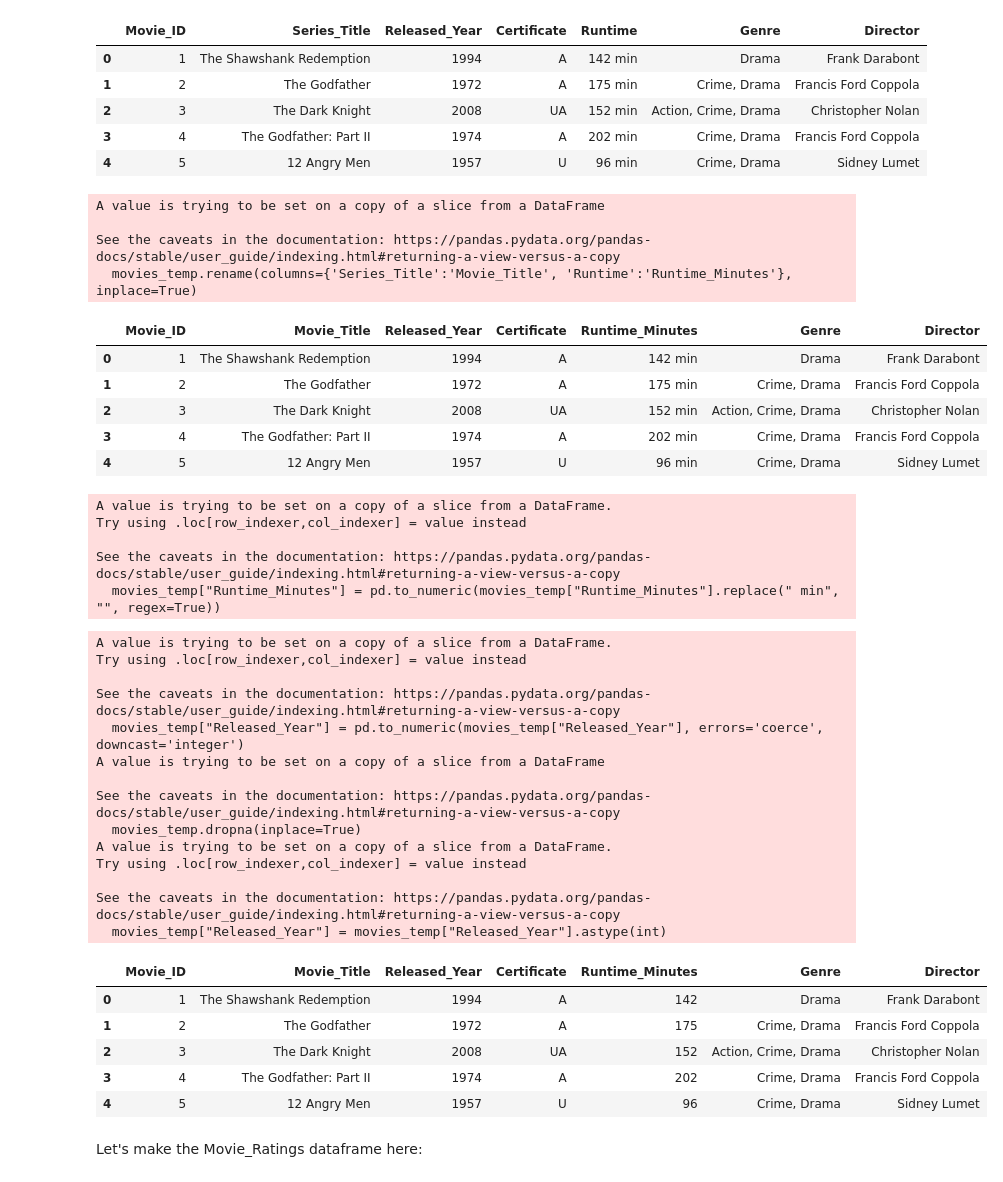
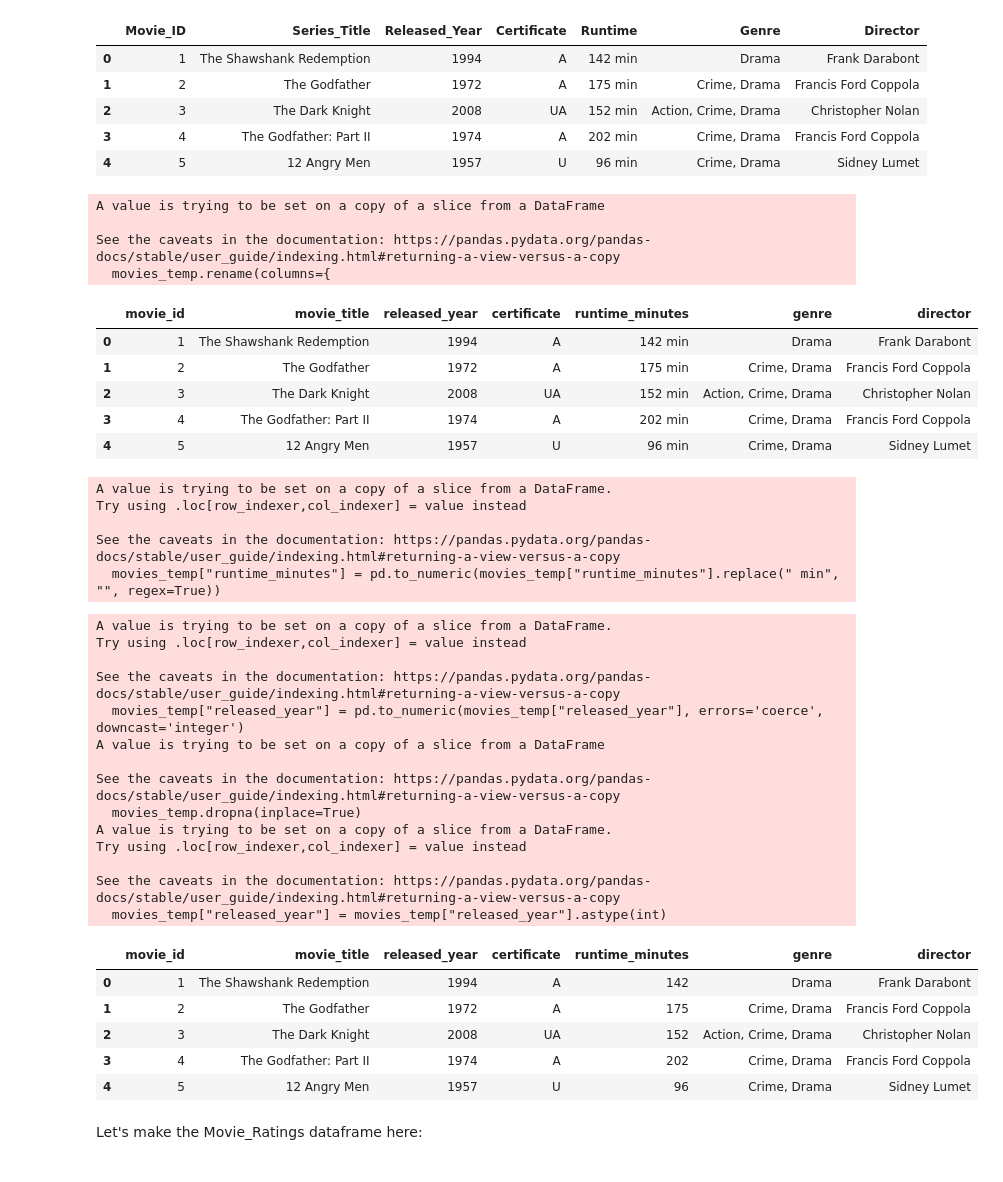
Before and after one commit to clu0501/data-modeling-etl, a Jupyter notebook: code/movies_etl.ipynb, the cells around one changed output. Cells and saved outputs as stored; diff of their text form; code cells hidden in the pictures.

Commit message:
Renames some columns.

```diff
--- a/code/movies_etl.ipynb
+++ b/code/movies_etl.ipynb
@@ -138,14 +138,22 @@ movies_raw.head()
 # %%
 # Renaming the columns
 movies_temp = movies_raw
-movies_temp.rename(columns={'Series_Title':'Movie_Title', 'Runtime':'Runtime_Minutes'}, inplace=True)
+movies_temp.rename(columns={
+    'Movie_ID':'movie_id',
+    'Series_Title':'movie_title',
+    'Released_Year':'released_year',
+    'Certificate':'certificate',
+    'Runtime':'runtime_minutes',
+    'Genre':'genre',
+    'Director':'director'
+}, inplace=True)
 movies_temp.head()
 # %% [output]
 A value is trying to be set on a copy of a slice from a DataFrame
 
 See the caveats in the documentation: https://pandas.pydata.org/pandas-docs/stable/user_guide/indexing.html#returning-a-view-versus-a-copy
-  movies_temp.rename(columns={'Series_Title':'Movie_Title', 'Runtime':'Runtime_Minutes'}, inplace=True)
+  movies_temp.rename(columns={
-|  | Movie_ID | Movie_Title | Released_Year | Certificate | Runtime_Minutes | Genre | Director |
+|  | movie_id | movie_title | released_year | certificate | runtime_minutes | genre | director |
 | 0 | 1 | The Shawshank Redemption | 1994 | A | 142 min | Drama | Frank Darabont |
 | 1 | 2 | The Godfather | 1972 | A | 175 min | Crime, Drama | Francis Ford Coppola |
 | 2 | 3 | The Dark Knight | 2008 | UA | 152 min | Action, Crime, Drama | Christopher Nolan |
@@ -154,17 +162,17 @@ See the caveats in the documentation: https://pandas.pydata.org/pandas-docs/stab
 # %%
 # We need to convert Runtime_Minutes into a integer field by removing the " min" from the data and
 # changing the data type of the column from varchar to integer.
-movies_temp["Runtime_Minutes"] = pd.to_numeric(movies_temp["Runtime_Minutes"].replace(" min", "", regex=True))
+movies_temp["runtime_minutes"] = pd.to_numeric(movies_temp["runtime_minutes"].replace(" min", "", regex=True))
 # %% [output]
 A value is trying to be set on a copy of a slice from a DataFrame.
 Try using .loc[row_indexer,col_indexer] = value instead
 
 See the caveats in the documentation: https://pandas.pydata.org/pandas-docs/stable/user_guide/indexing.html#returning-a-view-versus-a-copy
-  movies_temp["Runtime_Minutes"] = pd.to_numeric(movies_temp["Runtime_Minutes"].replace(" min", "", regex=True))
+  movies_temp["runtime_minutes"] = pd.to_numeric(movies_temp["runtime_minutes"].replace(" min", "", regex=True))
 # %%
-movies_temp["Released_Year"] = pd.to_numeric(movies_temp["Released_Year"], errors='coerce', downcast='integer')
+movies_temp["released_year"] = pd.to_numeric(movies_temp["released_year"], errors='coerce', downcast='integer')
 movies_temp.dropna(inplace=True)
-movies_temp["Released_Year"] = movies_temp["Released_Year"].astype(int)
+movies_temp["released_year"] = movies_temp["released_year"].astype(int)
 movies_clean = movies_temp
 movies_clean.head()
 # %% [output]
@@ -172,7 +180,7 @@ A value is trying to be set on a copy of a slice from a DataFrame.
 Try using .loc[row_indexer,col_indexer] = value instead
 
 See the caveats in the documentation: https://pandas.pydata.org/pandas-docs/stable/user_guide/indexing.html#returning-a-view-versus-a-copy
-  movies_temp["Released_Year"] = pd.to_numeric(movies_temp["Released_Year"], errors='coerce', downcast='integer')
+  movies_temp["released_year"] = pd.to_numeric(movies_temp["released_year"], errors='coerce', downcast='integer')
 A value is trying to be set on a copy of a slice from a DataFrame
 
 See the caveats in the documentation: https://pandas.pydata.org/pandas-docs/stable/user_guide/indexing.html#returning-a-view-versus-a-copy
@@ -181,8 +189,8 @@ A value is trying to be set on a copy of a slice from a DataFrame.
 Try using .loc[row_indexer,col_indexer] = value instead
 
 See the caveats in the documentation: https://pandas.pydata.org/pandas-docs/stable/user_guide/indexing.html#returning-a-view-versus-a-copy
-  movies_temp["Released_Year"] = movies_temp["Released_Year"].astype(int)
+  movies_temp["released_year"] = movies_temp["released_year"].astype(int)
-|  | Movie_ID | Movie_Title | Released_Year | Certificate | Runtime_Minutes | Genre | Director |
+|  | movie_id | movie_title | released_year | certificate | runtime_minutes | genre | director |
 | 0 | 1 | The Shawshank Redemption | 1994 | A | 142 | Drama | Frank Darabont |
 | 1 | 2 | The Godfather | 1972 | A | 175 | Crime, Drama | Francis Ford Coppola |
 | 2 | 3 | The Dark Knight | 2008 | UA | 152 | Action, Crime, Drama | Christopher Nolan |
```
Also changed, not shown: parts of 46 cells of this notebook, 5 other files.
